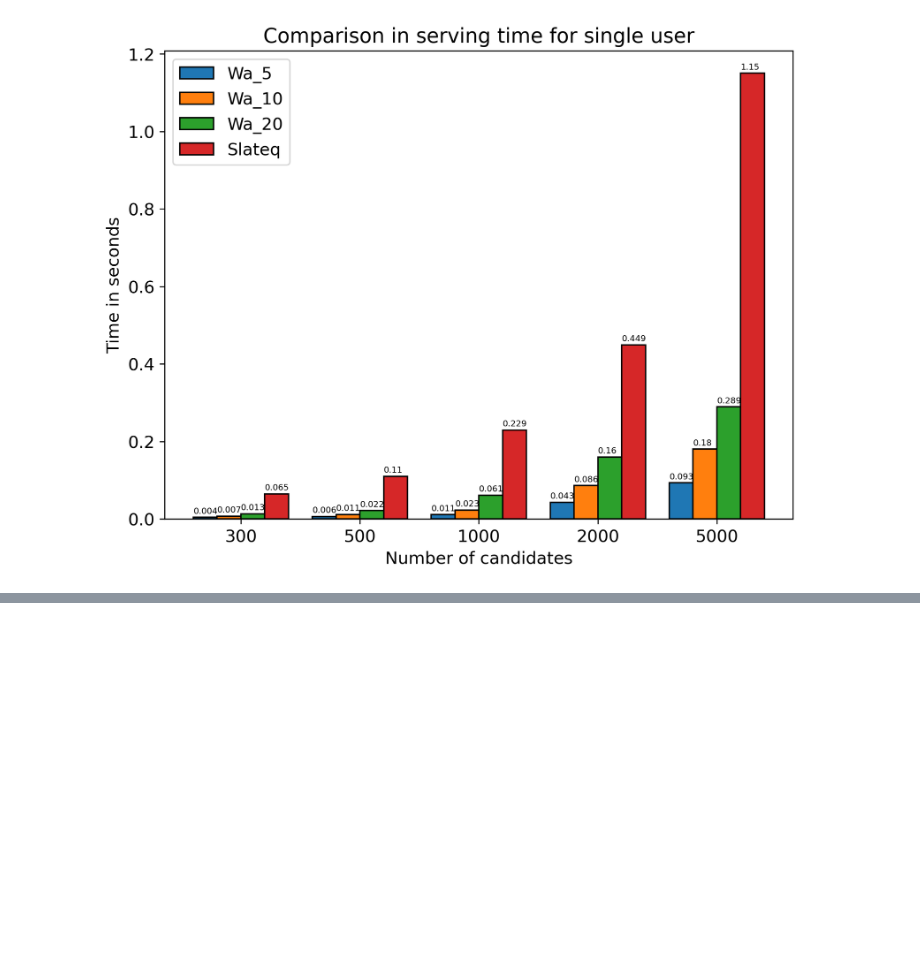
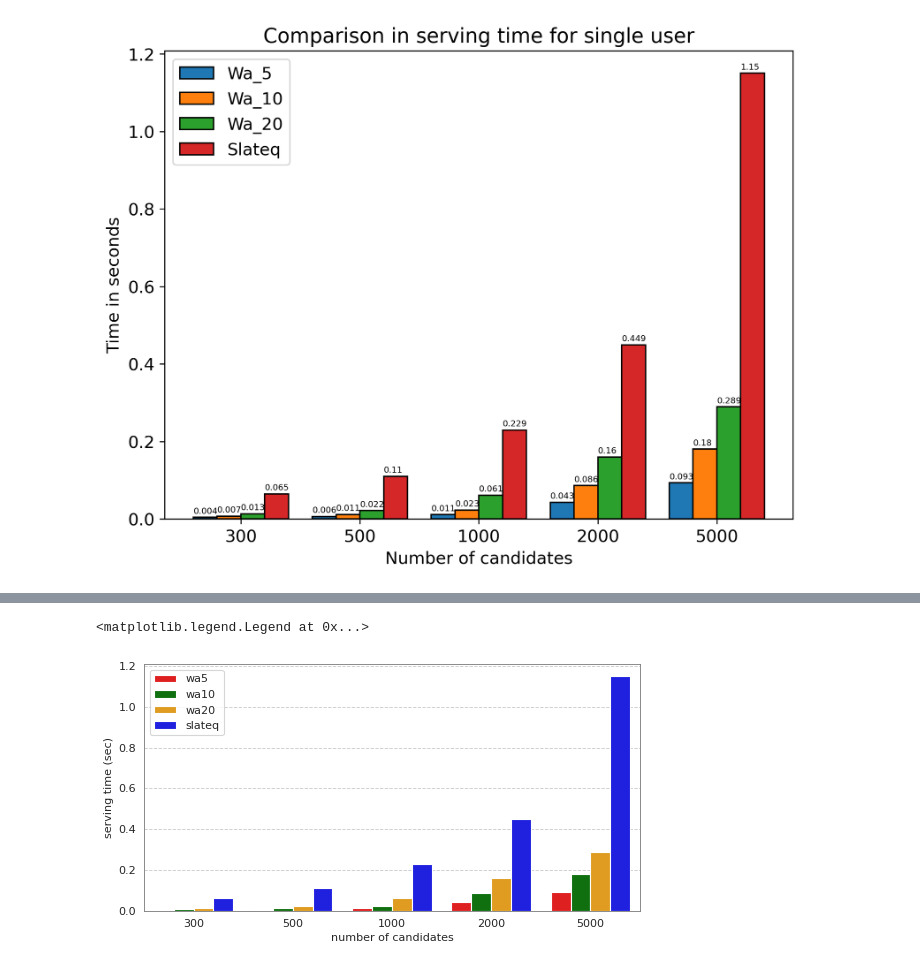
Before and after one commit to Asr419/rl_wolpertinger, a Jupyter notebook: src/plotting_scripts/train_plot.ipynb, the cells around one changed output, grey strips where cells are left out. Cells and saved outputs as stored; diff of their text form; code cells hidden in the pictures; blank space fills up the shorter version.

```diff
--- a/src/plotting_scripts/train_plot.ipynb
+++ b/src/plotting_scripts/train_plot.ipynb
@@ -359,0 +325,28 @@ import os
+# %%
+
+# Define x-axis values
+x = [300, 500, 1000, 2000, 5000]
+num_candidates = [c for _ in range(4) for c in x]
+
+# Define y-axis values
+wa_5 = [0.004210, 0.006127, 0.011299, 0.042985, 0.093208]
+wa_10 = [0.007421, 0.011449, 0.023207, 0.086088, 0.180334]
+wa_20 = [0.013384, 0.021687, 0.061213, 0.159714, 0.289025]
+slateq = [0.064939, 0.110338, 0.229349, 0.448962, 1.150223]
+
+alg_names = ["slateq", "wa20", "wa10", "wa5"]
+alg_name_col = [name for name in alg_names for _ in range(5)]
+time = np.concatenate([slateq, wa_20, wa_10, wa_5])
+res_df = pd.DataFrame({"serving time": time, "alg": alg_name_col, "num candidates":num_candidates})
+# %%
+# Set the plot style to "ticks"
+sns.set_style("whitegrid", {"grid.linestyle": "--", "axes.edgecolor": "gray"})
+# %%
+figure(figsize=(8, 4), dpi=80)
+sns.barplot(data=res_df, x="num candidates", y="serving time", hue="alg", hue_order=["wa5", "wa10", "wa20", "slateq"], palette=["red", "green", "orange", "blue"])
+plt.ylabel("serving time (sec)")
+plt.xlabel("number of candidates")
+plt.legend(title="")
+# %% [output]
+<matplotlib.legend.Legend at 0x...>
+[figure, added]
```
Also changed, not shown: parts of 8 cells of this notebook, 8 other files.
